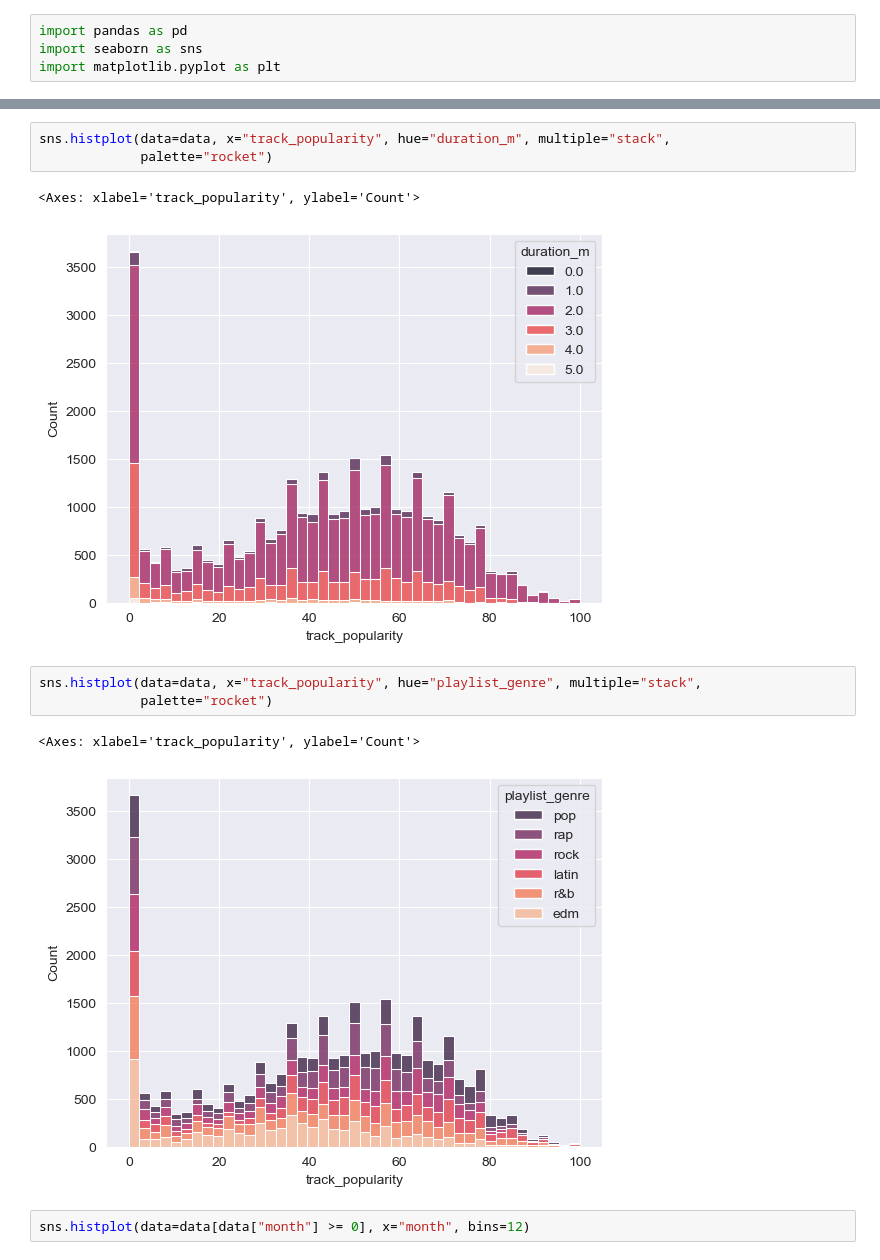
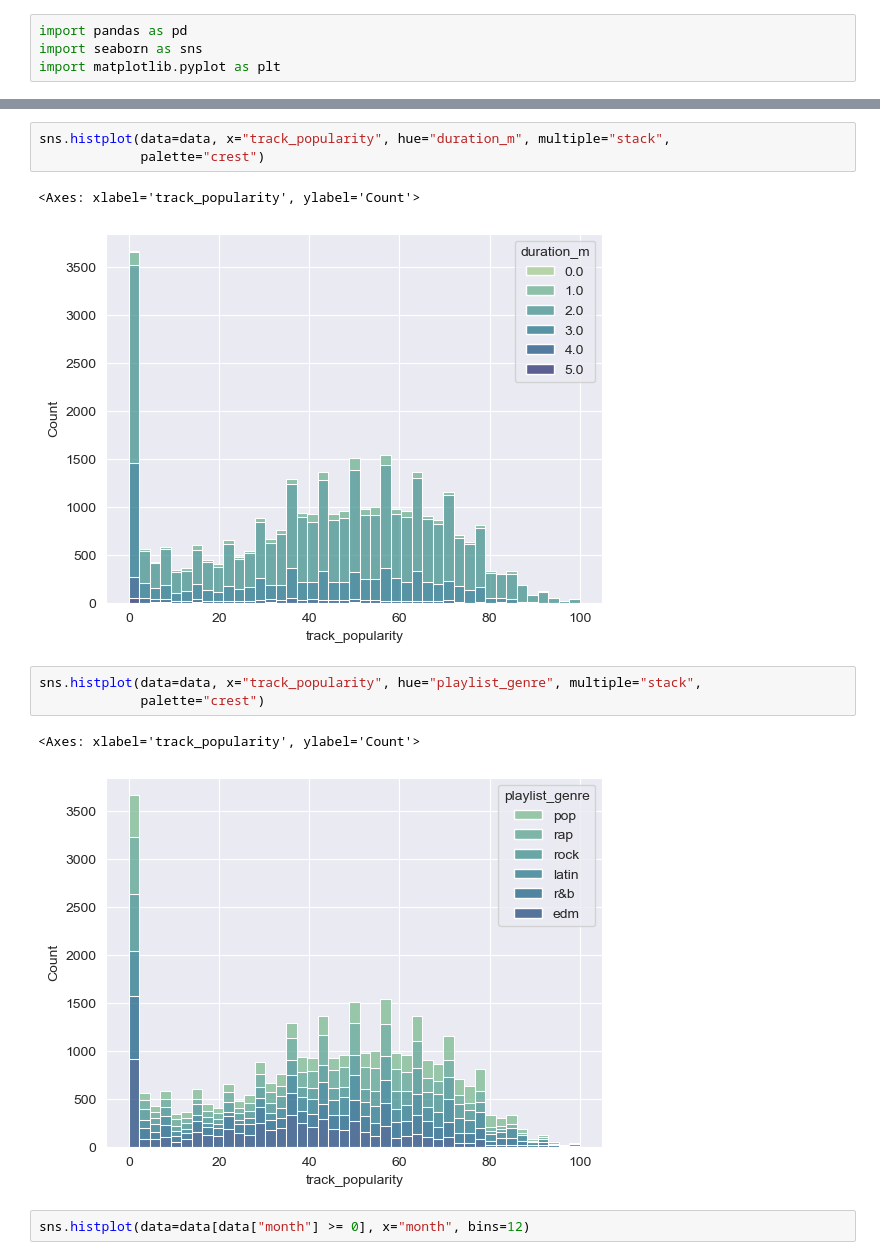
Before and after one commit to Toffuh/project-aids, a Jupyter notebook: Spotify.ipynb, the cells around one changed output, grey strips where cells are left out. Saved outputs shown, nothing was run; the diff lists cells and outputs as text.

```diff
--- a/Spotify.ipynb
+++ b/Spotify.ipynb
@@ -37,16 +37,16 @@ data.sample(100)
 100 rows × 29 columns
 # %%
 sns.histplot(data=data, x="track_popularity", hue="duration_m", multiple="stack",
-             palette="rocket")
+             palette="crest")
 # %% [output]
 <Axes: xlabel='track_popularity', ylabel='Count'>
-[figure, old version]
+[figure, new version]
 # %%
 sns.histplot(data=data, x="track_popularity", hue="playlist_genre", multiple="stack",
-             palette="rocket")
+             palette="crest")
 # %% [output]
 <Axes: xlabel='track_popularity', ylabel='Count'>
-[figure, old version]
+[figure, new version]
 # %%
 sns.histplot(data=data[data["month"] >= 0], x="month", bins=12)
 # %% [output]
```
Also changed, not shown: parts of 8 cells of this notebook, 8 other files.
